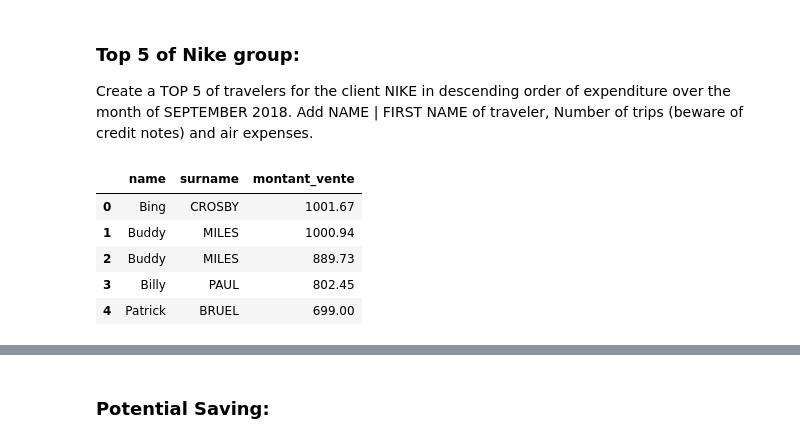
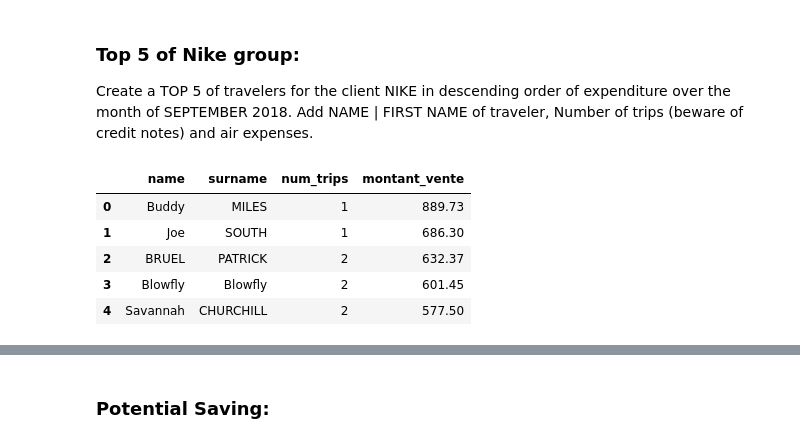
Before and after one commit to lluis90badia/lbadialabwork, a Jupyter notebook: guru_test/Lluis_Badia-Python_SQL_answers.ipynb, the cells around one changed output, grey strips where cells are left out. Drawn from its saved outputs; the diff is of its cells as text; code cells hidden in the pictures.

```diff
--- a/guru_test/Lluis_Badia-Python_SQL_answers.ipynb
+++ b/guru_test/Lluis_Badia-Python_SQL_answers.ipynb
@@ -222,12 +347,13 @@ hotel
 Create a TOP 5 of travelers for the client NIKE in descending order of expenditure over the month of SEPTEMBER 2018.
 Add NAME | FIRST NAME of traveler, Number of trips (beware of credit notes) and air expenses.
 # %%
-nike = pd.read_sql_query("select substring_index(f.nom_voyageur, '|', 1) as name, substring_index(f.nom_voyageur, '|', -1) as surname, f.montant_vente from facturation_test f inner join algo_test a on f.numero_client = a.id where a.nom_groupe = 'NIKE' order by f.montant_vente desc limit 5", engine)
+# SQL query:
+nike = pd.read_sql_query("select substring_index(f.nom_voyageur, '|', 1) as name, substring_index(f.nom_voyageur, '|', -1) as surname, count(f.description) as num_trips, f.montant_vente from facturation_test f inner join algo_test a on f.numero_client = a.id where a.nom_groupe = 'NIKE' and f.date_facturation between '2018-09-01' and '2018-09-30'group by f.nom_voyageur order by f.montant_vente desc limit 5", engine)
 nike
 # %% [output]
-|  | name | surname | montant_vente |
-| 0 | Bing | CROSBY | 1001.67 |
-| 1 | Buddy | MILES | 1000.94 |
-| 2 | Buddy | MILES | 889.73 |
-| 3 | Billy | PAUL | 802.45 |
-| 4 | Patrick | BRUEL | 699.00 |
+|  | name | surname | num_trips | montant_vente |
+| 0 | Buddy | MILES | 1 | 889.73 |
+| 1 | Joe | SOUTH | 1 | 686.30 |
+| 2 | BRUEL | PATRICK | 2 | 632.37 |
+| 3 | Blowfly | Blowfly | 2 | 601.45 |
+| 4 | Savannah | CHURCHILL | 2 | 577.50 |
```
Also changed, not shown: parts of 10 cells of this notebook.
